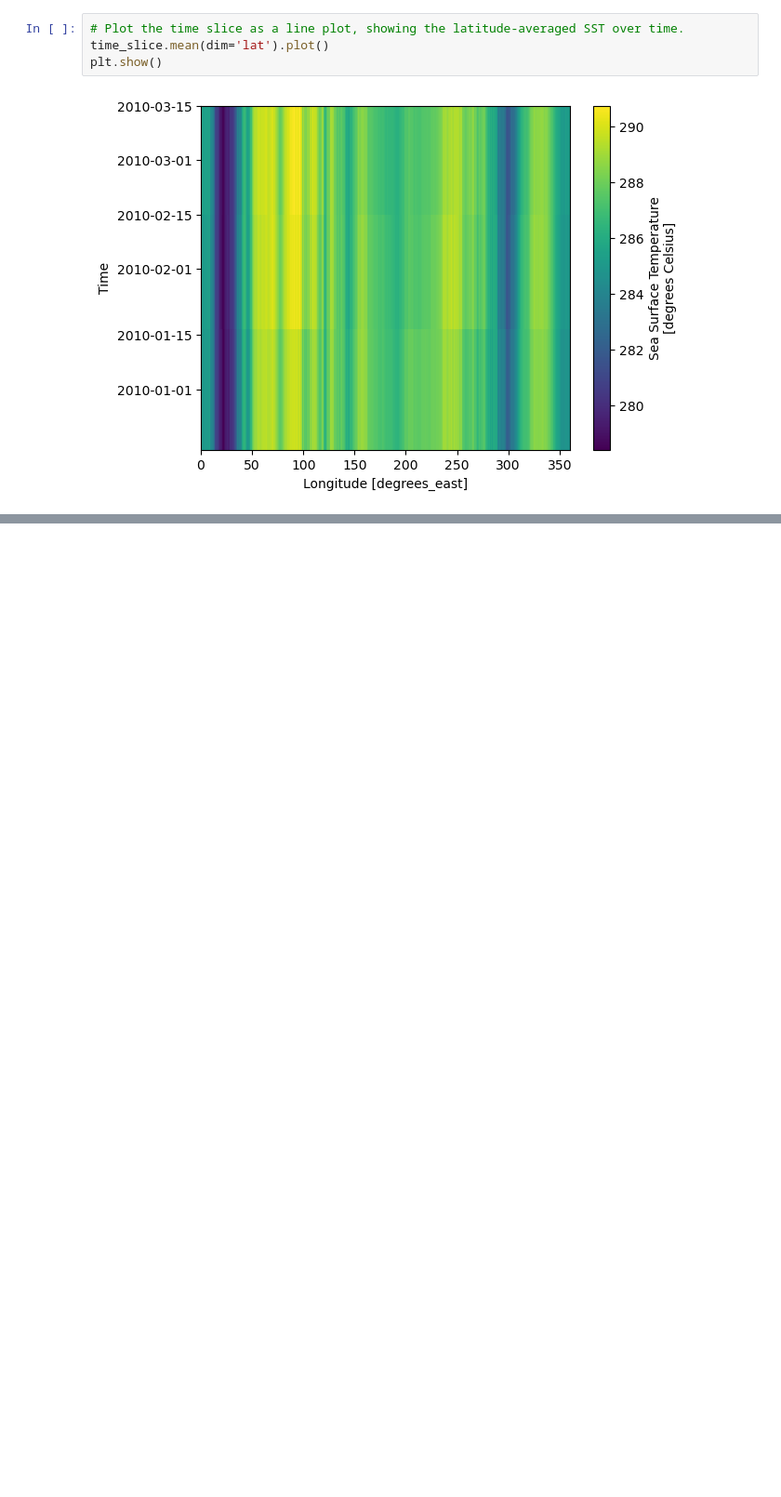
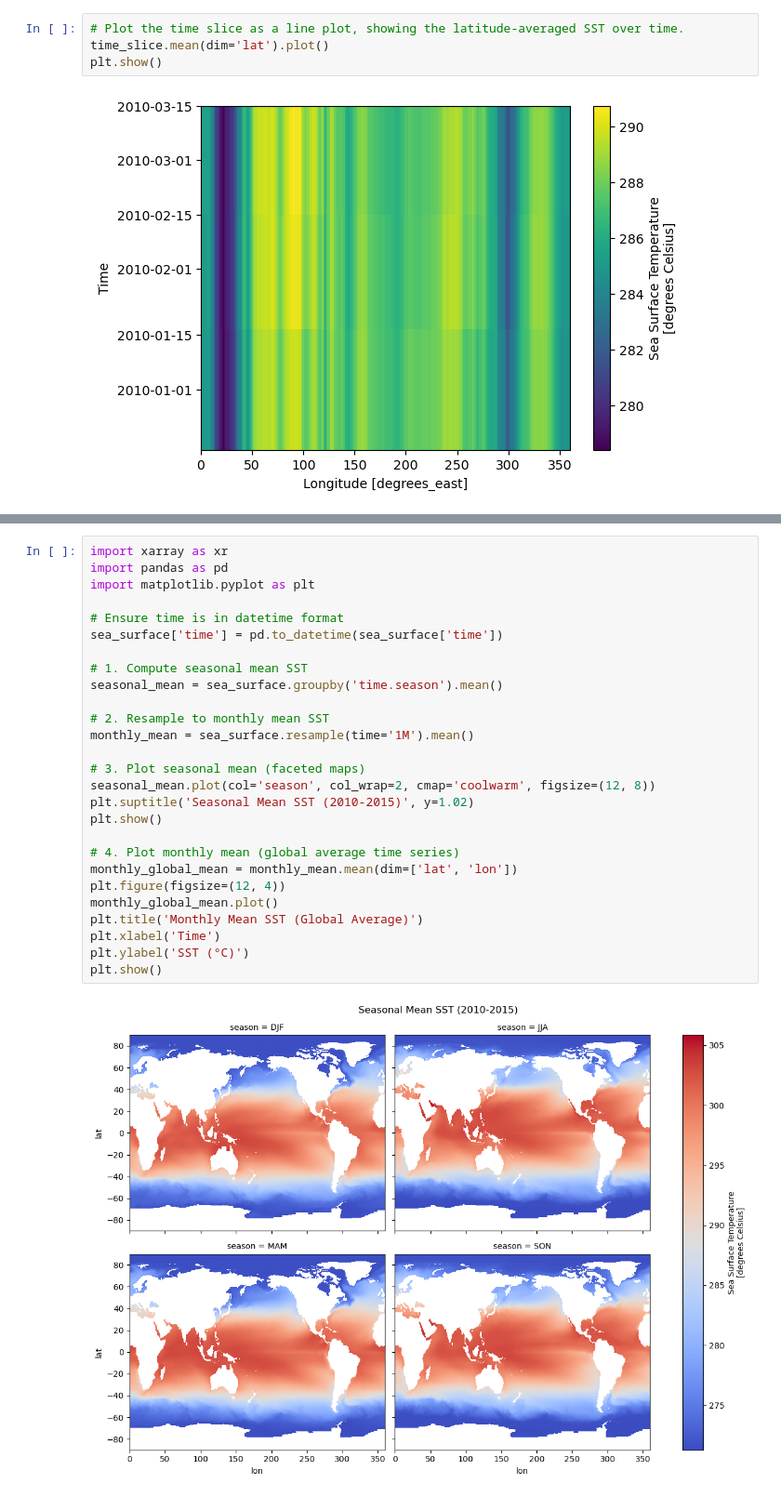
Before and after one commit to code4geoai/geospatial_course, a Jupyter notebook: Xarray-Exercise.ipynb, the cells around one changed output, grey strips where cells are left out. Shown at 93% size. Saved outputs shown, nothing was run; the diff lists cells and outputs as text; blank space fills up the shorter version.

```diff
--- a/Xarray-Exercise.ipynb
+++ b/Xarray-Exercise.ipynb
@@ -204,0 +244,29 @@ plt.show()
+# %%
+import xarray as xr
+import pandas as pd
+import matplotlib.pyplot as plt
+
+# Ensure time is in datetime format
+sea_surface['time'] = pd.to_datetime(sea_surface['time'])
+
+# 1. Compute seasonal mean SST
+seasonal_mean = sea_surface.groupby('time.season').mean()
+
+# 2. Resample to monthly mean SST
+monthly_mean = sea_surface.resample(time='1M').mean()
+
+# 3. Plot seasonal mean (faceted maps)
+seasonal_mean.plot(col='season', col_wrap=2, cmap='coolwarm', figsize=(12, 8))
+plt.suptitle('Seasonal Mean SST (2010-2015)', y=1.02)
+plt.show()
+
+# 4. Plot monthly mean (global average time series)
+monthly_global_mean = monthly_mean.mean(dim=['lat', 'lon'])
+plt.figure(figsize=(12, 4))
+monthly_global_mean.plot()
+plt.title('Monthly Mean SST (Global Average)')
+plt.xlabel('Time')
+plt.ylabel('SST (°C)')
+plt.show()
+# %% [output]
+[figure, added]
```
Also changed, not shown: parts of 10 cells of this notebook, 1 other file.
